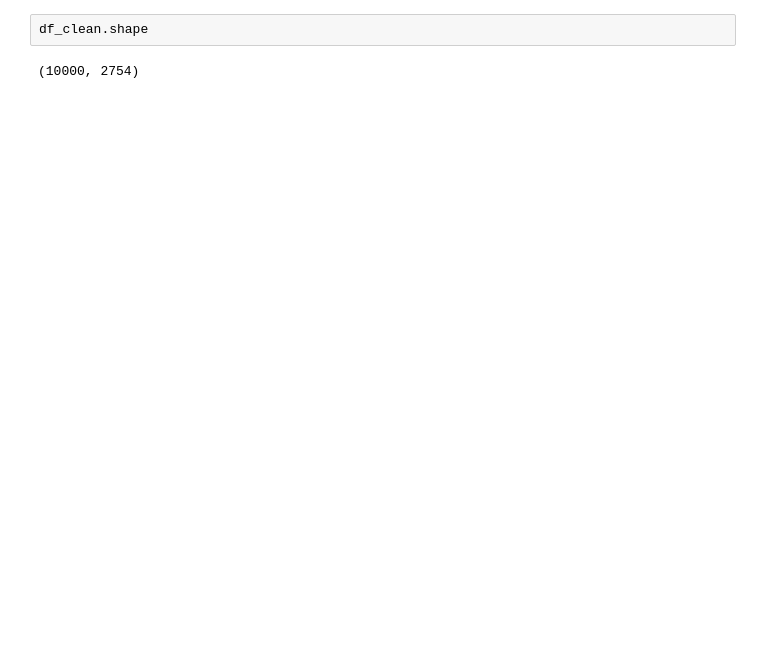
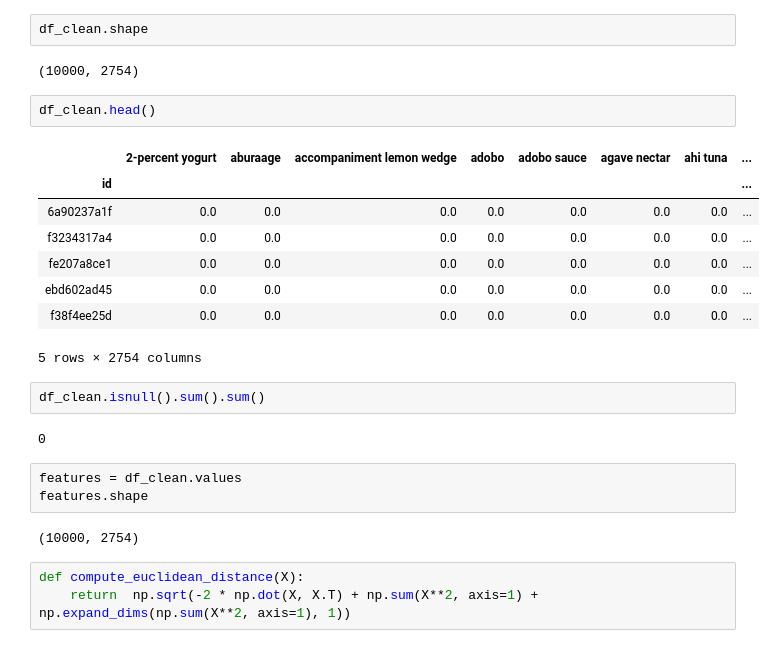
Before and after one commit to Juliencou/Recipes, a Jupyter notebook: assignments/example_to_start_recipes.ipynb, the cells around one changed output. Cells and saved outputs as stored; diff of their text form; blank space fills up the shorter version.

```diff
--- a/assignments/example_to_start_recipes.ipynb
+++ b/assignments/example_to_start_recipes.ipynb
@@ -72,3 +55,26 @@ a[a[0] > 1][:30]
 df_clean.shape
 # %% [output]
 (10000, 2754)
+# %%
+df_clean.head()
+# %% [output]
+|  | 2-percent yogurt | aburaage | accompaniment lemon wedge | adobo | adobo sauce | agave nectar | ahi tuna | ... |
+| id |  |  |  |  |  |  |  | ... |
+| 6a90237a1f | 0.0 | 0.0 | 0.0 | 0.0 | 0.0 | 0.0 | 0.0 | ... |
+| f3234317a4 | 0.0 | 0.0 | 0.0 | 0.0 | 0.0 | 0.0 | 0.0 | ... |
+| fe207a8ce1 | 0.0 | 0.0 | 0.0 | 0.0 | 0.0 | 0.0 | 0.0 | ... |
+| ebd602ad45 | 0.0 | 0.0 | 0.0 | 0.0 | 0.0 | 0.0 | 0.0 | ... |
+| f38f4ee25d | 0.0 | 0.0 | 0.0 | 0.0 | 0.0 | 0.0 | 0.0 | ... |
+5 rows × 2754 columns
+# %%
+df_clean.isnull().sum().sum()
+# %% [output]
+0
+# %%
+features = df_clean.values
+features.shape
+# %% [output]
+(10000, 2754)
+# %%
+def compute_euclidean_distance(X):
+    return  np.sqrt(-2 * np.dot(X, X.T) + np.sum(X**2, axis=1) + np.expand_dims(np.sum(X**2, axis=1), 1))
```
Also changed, not shown: parts of 17 cells of this notebook.
